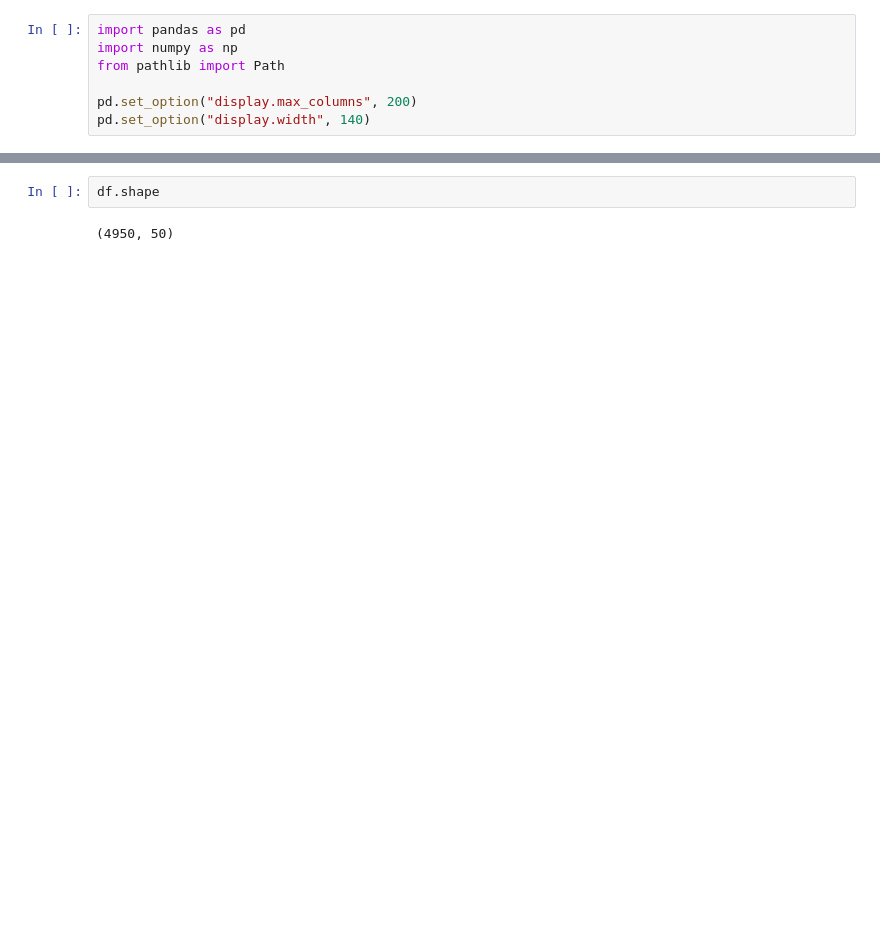
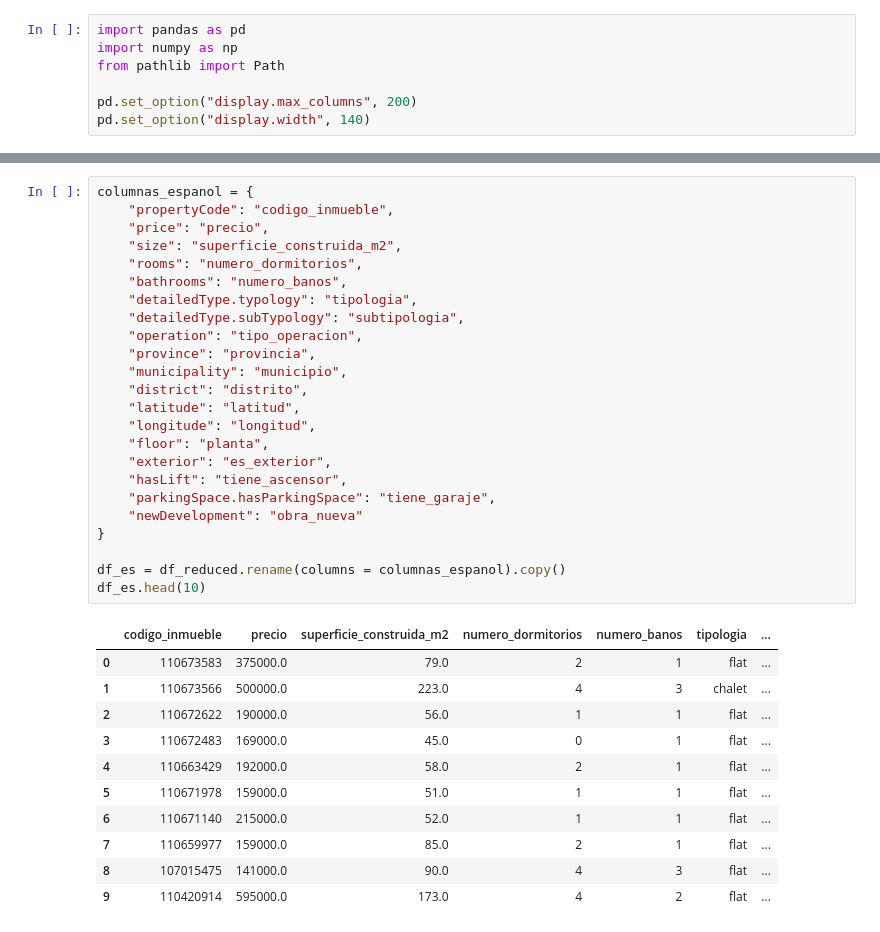
Before and after one commit to sitomachu/bezanillasl, a Jupyter notebook: notebooks/idealista_data.ipynb, the cells around one changed output, grey strips where cells are left out. Cells and saved outputs as stored; diff of their text form; blank space fills up the shorter version.

```diff
--- a/notebooks/idealista_data.ipynb
+++ b/notebooks/idealista_data.ipynb
@@ -43,4 +48,36 @@ Index(['propertyCode', 'thumbnail', 'externalReference', 'numPhotos', 'floor',
 # %%
-df.shape
+columnas_espanol = {
+    "propertyCode": "codigo_inmueble",
+    "price": "precio",
+    "size": "superficie_construida_m2",
+    "rooms": "numero_dormitorios",
+    "bathrooms": "numero_banos",
+    "detailedType.typology": "tipologia",
+    "detailedType.subTypology": "subtipologia",
+    "operation": "tipo_operacion",
+    "province": "provincia",
+    "municipality": "municipio",
+    "district": "distrito",
+    "latitude": "latitud",
+    "longitude": "longitud",
+    "floor": "planta",
+    "exterior": "es_exterior",
+    "hasLift": "tiene_ascensor",
+    "parkingSpace.hasParkingSpace": "tiene_garaje",
+    "newDevelopment": "obra_nueva"
+}
+
+df_es = df_reduced.rename(columns = columnas_espanol).copy()
+df_es.head(10)
 # %% [output]
-(4950, 50)
+|  | codigo_inmueble | precio | superficie_construida_m2 | numero_dormitorios | numero_banos | tipologia | ... |
+| 0 | 110673583 | 375000.0 | 79.0 | 2 | 1 | flat | ... |
+| 1 | 110673566 | 500000.0 | 223.0 | 4 | 3 | chalet | ... |
+| 2 | 110672622 | 190000.0 | 56.0 | 1 | 1 | flat | ... |
+| 3 | 110672483 | 169000.0 | 45.0 | 0 | 1 | flat | ... |
+| 4 | 110663429 | 192000.0 | 58.0 | 2 | 1 | flat | ... |
+| 5 | 110671978 | 159000.0 | 51.0 | 1 | 1 | flat | ... |
+| 6 | 110671140 | 215000.0 | 52.0 | 1 | 1 | flat | ... |
+| 7 | 110659977 | 159000.0 | 85.0 | 2 | 1 | flat | ... |
+| 8 | 107015475 | 141000.0 | 90.0 | 4 | 3 | flat | ... |
+| 9 | 110420914 | 595000.0 | 173.0 | 4 | 2 | flat | ... |
```
Also changed, not shown: parts of 5 cells of this notebook, 2 other files.
